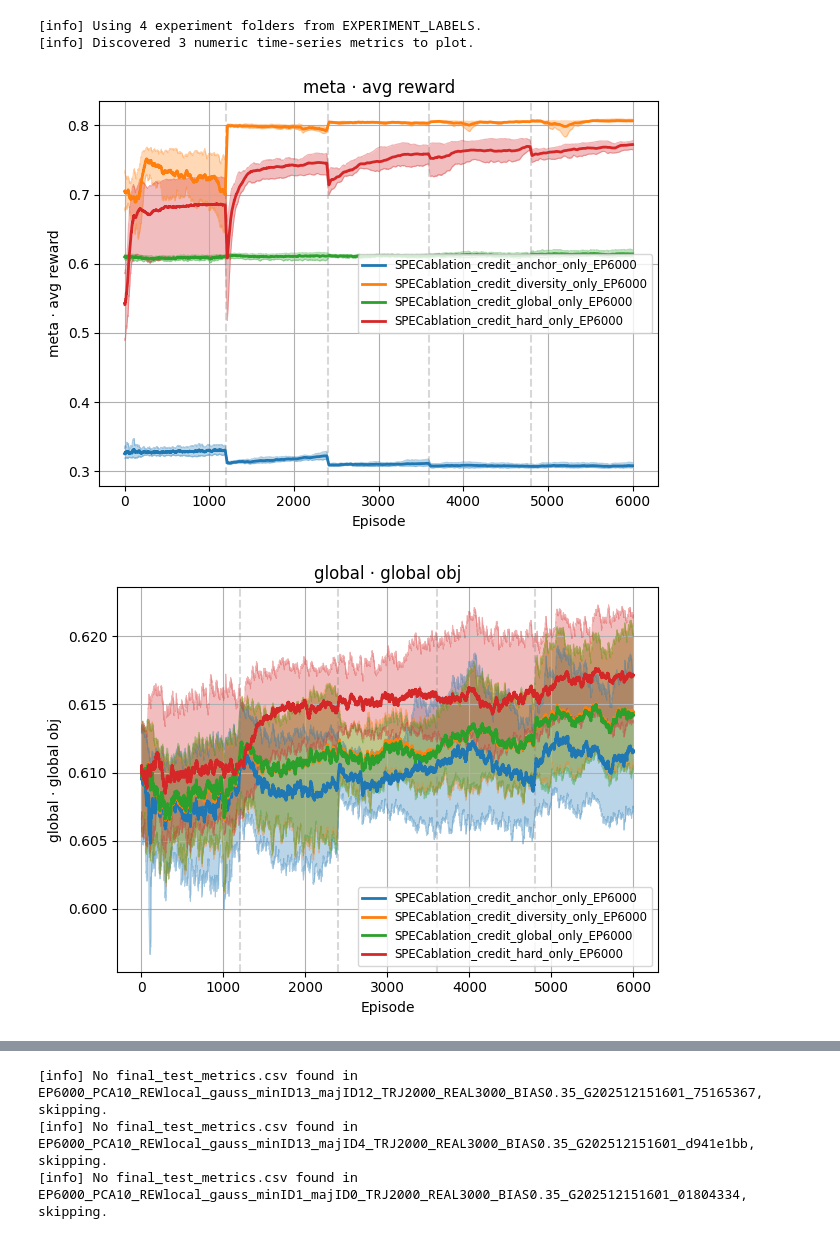
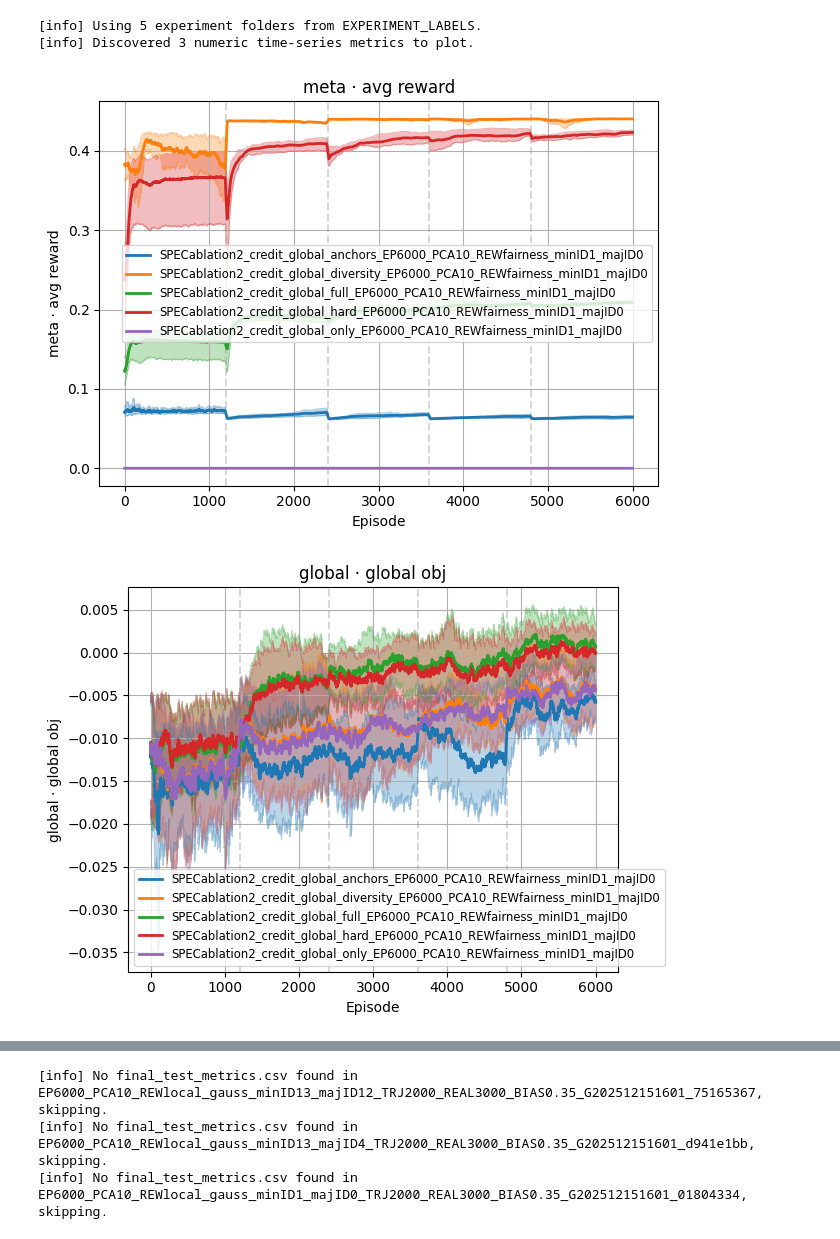
Before and after one commit to LucasHartmanWestern/cs_9170_project, a Jupyter notebook: plot_results.ipynb, the cells around one changed output, grey strips where cells are left out. Cells and saved outputs as stored; diff of their text form; code cells hidden in the pictures.

```diff
--- a/plot_results.ipynb
+++ b/plot_results.ipynb
@@ -184,14 +184,24 @@ STAGE_COL = "align.curriculum_stage"
 #     #"SPECpamap2_nopca_nobias_2phase_EP6000_PCA6_REWfairness_minID1_majID0_TRJ2000_REAL3000_GG202602172213_787e98b2": "SPECpamap2_nopca_nobias_2phase_EP6000_minID1_majID0"
 # }
 EXPERIMENT_LABELS = {
-    "SPECablation2_credit_global_anchors_EP6000_PCA10_REWfairness_minID1_majID0_TRJ2000_REAL3000_GG202602251927_206e0437": "SPECablation2_credit_global_anchors_EP6000_PCA10_REWfairness_minID1_majID0",
-    "SPECablation2_credit_global_anchors_diversity_EP6000_PCA10_REWfairness_minID1_majID0_TRJ2000_REAL3000_GG202602251927_5dfd1141": "SPECablation2_credit_global_anchors_diversity_EP6000",
-    "SPECablation2_credit_global_diversity_EP6000_PCA10_REWfairness_minID1_majID0_TRJ2000_REAL3000_GG202602251927_1fc52183": "SPECablation2_credit_global_diversity_EP6000_PCA10_REWfairness_minID1_majID0",
-    "SPECablation2_credit_global_full_EP6000_PCA10_REWfairness_minID1_majID0_TRJ2000_REAL3000_GG202602251930_ec67d4ef": "SPECablation2_credit_global_full_EP6000_PCA10_REWfairness_minID1_majID0",
-    "SPECablation2_credit_global_hard_EP6000_PCA10_REWfairness_minID1_majID0_TRJ2000_REAL3000_GG202602251927_acbc60cd": "SPECablation2_credit_global_hard_EP6000_PCA10_REWfairness_minID1_majID0",
-    "SPECablation2_credit_global_hard_anchors_EP6000_PCA10_REWfairness_minID1_majID0_TRJ2000_REAL3000_GG202602251927_96b8ce9b": "SPECablation2_credit_global_hard_anchors_EP6000",
-    "SPECablation2_credit_global_hard_diversity_EP6000_PCA10_REWfairness_minID1_majID0_TRJ2000_REAL3000_GG202602251927_a52b6355": "SPECablation2_credit_global_hard_diversity_EP6000",
-    "SPECablation2_credit_global_only_EP6000_PCA10_REWfairness_minID1_majID0_TRJ2000_REAL3000_GG202602251927_ce697814": "SPECablation2_credit_global_only_EP6000",
+    #"Delta_ablation2_credit_global_hard_EP6000_PCA10_REWfairness_minID1_majID0_TRJ2000_REAL3000_GG202602251927_acbc60cd": "Delta_ablation2_credit_global_hard_EP6000_PCA10_REWfairness_minID1_majID0",
+    #"Delta_ablation2_credit_global_hard_anchors_EP6000_PCA10_REWfairness_minID1_majID0_TRJ2000_REAL3000_GG202602251927_96b8ce9b": "Delta_ablation2_credit_global_hard_anchors_EP6000_PCA10_REWfairness_minID1_majID0",
+    # "Delta_ablation2_credit_global_hard_diversity_EP6000_PCA10_REWfairness_minID1_majID0_TRJ2000_REAL3000_GG202602251927_a52b6355": "Delta_ablation2_credit_global_hard_diversity_EP6000_PCA10_REWfairness_minID1_majID0",
+    # "Delta_ablation2_credit_global_only_EP6000_PCA10_REWfairness_minID1_majID0_TRJ2000_REAL3000_GG202602251927_ce697814": "Delta_ablation2_credit_global_only_EP6000_PCA10_REWfairness_minID1_majID0",
+    "SPECablation2_credit_global_anchors_EP6000_PCA10_REWfairness_minID1_majID0_TRJ2000_REAL3000_GG202602271522_f176a9aa": "SPECablation2_credit_global_anchors_EP6000_PCA10_REWfairness_minID1_majID0",
+    #"SPECablation2_credit_global_anchors_diversity_EP6000_PCA10_REWfairness_minID1_majID0_TRJ2000_REAL3000_GG202602271531_66ae853e": "SPECablation2_credit_global_anchors_diversity_EP6000_PCA10_REWfairness_minID1_majID0",
+    "SPECablation2_credit_global_diversity_EP6000_PCA10_REWfairness_minID1_majID0_TRJ2000_REAL3000_GG202602271522_5e03c77c": "SPECablation2_credit_global_diversity_EP6000_PCA10_REWfairness_minID1_majID0",
+    "SPECablation2_credit_global_full_EP6000_PCA10_REWfairness_minID1_majID0_TRJ2000_REAL3000_GG202602271522_8a9fbfbf": "SPECablation2_credit_global_full_EP6000_PCA10_REWfairness_minID1_majID0",
+    # "SPECablation2_credit_global_hard_10k_EP10000_PCA10_REWfairness_minID1_majID0_TRJ2000_REAL3000_GG202602271614_973f9814": "SPECablation2_credit_global_hard_10k_EP10000_PCA10_REWfairness_minID1_majID0",
+    # "SPECablation2_credit_global_hard_2phase_EP6000_PCA10_REWfairness_minID1_majID0_TRJ2000_REAL3000_GG202602271534_67f331a7": "SPECablation2_credit_global_hard_2phase_EP6000_PCA10_REWfairness_minID1_majID0",
+    # "SPECablation2_credit_global_hard_50ep_EP6000_PCA10_REWfairness_minID1_majID0_TRJ2000_REAL3000_GG202602271621_1ead940b": "SPECablation2_credit_global_hard_50ep_EP6000_PCA10_REWfairness_minID1_majID0",
+    "SPECablation2_credit_global_hard_EP6000_PCA10_REWfairness_minID1_majID0_TRJ2000_REAL3000_GG202602271522_16612e58": "SPECablation2_credit_global_hard_EP6000_PCA10_REWfairness_minID1_majID0",
+    "SPECablation2_credit_global_hard_anchors_EP6000_PCA10_REWfairness_minID1_majID0_TRJ2000_REAL3000_GG202602271522_46a0f51c": "SPECablation2_credit_global_hard_anchors_EP6000_PCA10_REWfairness_minID1_majID0",
+    # "SPECablation2_credit_global_hard_diversity_EP6000_PCA10_REWfairness_minID1_majID0_TRJ2000_REAL3000_GG202602271522_b02ed1ea": "SPECablation2_credit_global_hard_diversity_EP6000_PCA10_REWfairness_minID1_majID0",
+    # "SPECablation2_credit_global_only_10k_EP10000_PCA10_REWfairness_minID1_majID0_TRJ2000_REAL3000_GG202602271540_20bfc288": "SPECablation2_credit_global_only_10k_EP10000_PCA10_REWfairness_minID1_majID0",
+    # "SPECablation2_credit_global_only_2phase_EP6000_PCA10_REWfairness_minID1_majID0_TRJ2000_REAL3000_GG202602271531_26871136": "SPECablation2_credit_global_only_2phase_EP6000_PCA10_REWfairness_minID1_majID0",
+    # "SPECablation2_credit_global_only_50ep_EP6000_PCA10_REWfairness_minID1_majID0_TRJ2000_REAL3000_GG202602271621_78aed35e": "SPECablation2_credit_global_only_50ep_EP6000_PCA10_REWfairness_minID1_majID0",
+    "SPECablation2_credit_global_only_EP6000_PCA10_REWfairness_minID1_majID0_TRJ2000_REAL3000_GG202602271522_144b3814": "SPECablation2_credit_global_only_EP6000_PCA10_REWfairness_minID1_majID0",
 }
 # ---------------------------------------------------------------------
 # Helpers to identify experiment + seed folders
@@ -653,33 +663,33 @@ def main():
             plt.legend(fontsize="small")
             plt.tight_layout()
 
     # ============================================================
     # 2) Final bar plots: Utility + Fairness (TWO figures per run)
     # ============================================================
     if (PLOT_FINAL_BARS_UTILITY or PLOT_FINAL_BARS_FAIRNESS) and not final_cache:
         print("[info] No final_test_metrics.csv found in selected experiments; skipping final bars.")
 
     for exp_dir in exp_dirs:
         name = exp_dir.name
         if name not in final_cache:
             continue
 
         mean_series = final_cache[name]
         info = info_cache.get(name, {})
         exp_label = label_for_folder(name, info)
 
         if PLOT_FINAL_BARS_UTILITY:
             plot_final_utility_bars(exp_label, mean_series)
 
         if PLOT_FINAL_BARS_FAIRNESS:
             plot_final_fairness_bars(exp_label, mean_series)
 
     plt.show()
 
 if __name__ == "__main__":
     main()
 # %% [output]
-[info] Using 4 experiment folders from EXPERIMENT_LABELS.
+[info] Using 5 experiment folders from EXPERIMENT_LABELS.
 [info] Discovered 3 numeric time-series metrics to plot.
-[figure, old version]
+[figure, new version]
-[figure, old version]
+[figure, new version]
```
Also changed, not shown: parts of 3 cells of this notebook, 2 other files.
